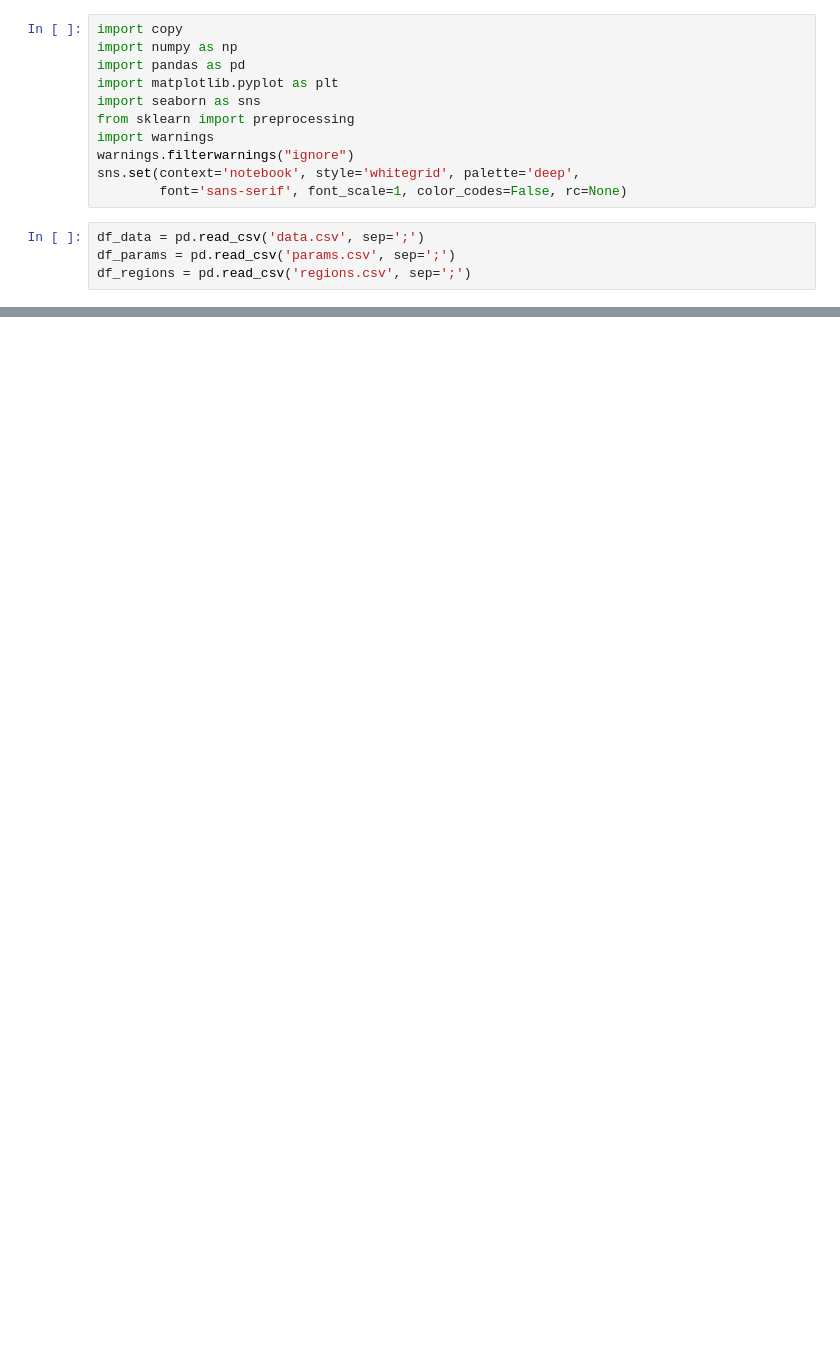
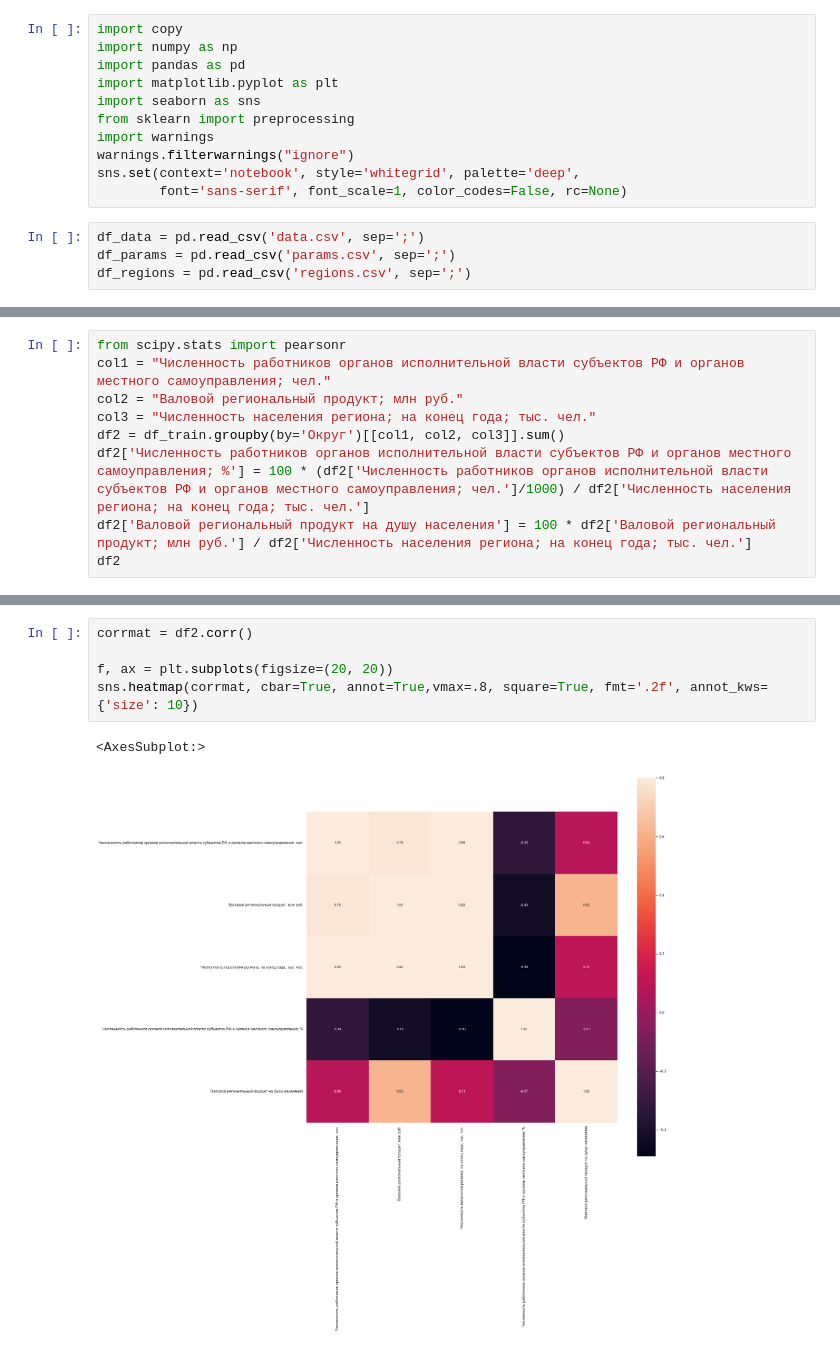
Before and after one commit to denfad/NeuroTV, a Jupyter notebook: Untitled.ipynb, the cells around one changed output, grey strips where cells are left out. Saved outputs shown, nothing was run; the diff lists cells and outputs as text; blank space fills up the shorter version.

```diff
--- a/Untitled.ipynb
+++ b/Untitled.ipynb
@@ -39,0 +55,9 @@ df_data
+# %%
+from scipy.stats import pearsonr
+col1 = "Численность работников органов исполнительной власти субъектов РФ и органов местного самоуправления; чел."
+col2 = "Валовой региональный продукт; млн руб."
+col3 = "Численность населения региона; на конец года; тыс. чел."
+df2 = df_train.groupby(by='Округ')[[col1, col2, col3]].sum()
+df2['Численность работников органов исполнительной власти субъектов РФ и органов местного самоуправления; %'] = 100 * (df2['Численность работников органов исполнительной власти субъектов РФ и органов местного самоуправления; чел.']/1000) / df2['Численность населения региона; на конец года; тыс. чел.']
+df2['Валовой региональный продукт на душу населения'] = 100 * df2['Валовой региональный продукт; млн руб.'] / df2['Численность населения региона; на конец года; тыс. чел.']
+df2
@@ -39,0 +75,8 @@ df_data
+# %%
+corrmat = df2.corr()
+
+f, ax = plt.subplots(figsize=(20, 20))
+sns.heatmap(corrmat, cbar=True, annot=True,vmax=.8, square=True, fmt='.2f', annot_kws={'size': 10})
+# %% [output]
+<AxesSubplot:>
+[figure, added]
```
Also changed, not shown: parts of 8 cells of this notebook, 1 other file.
